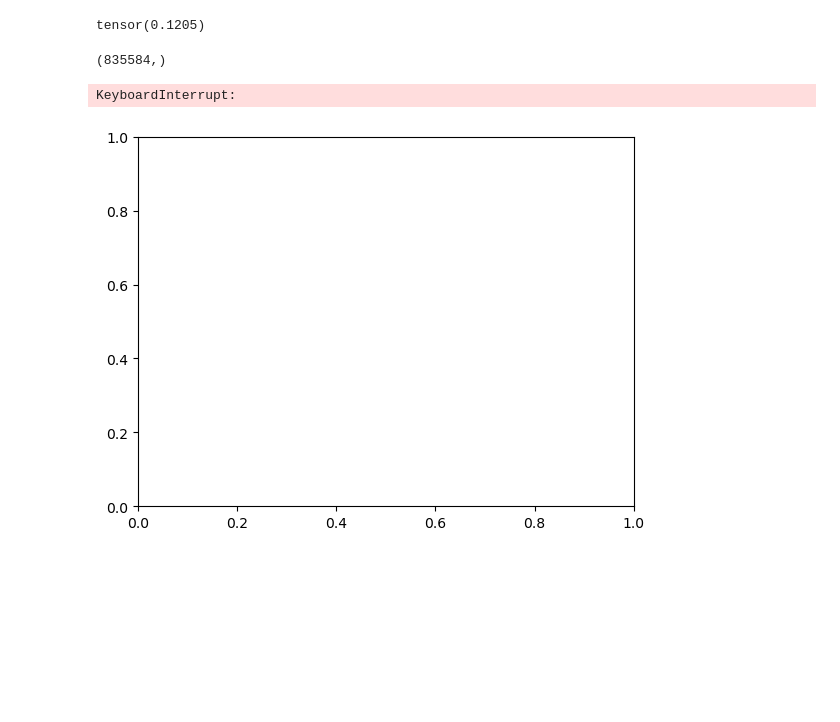
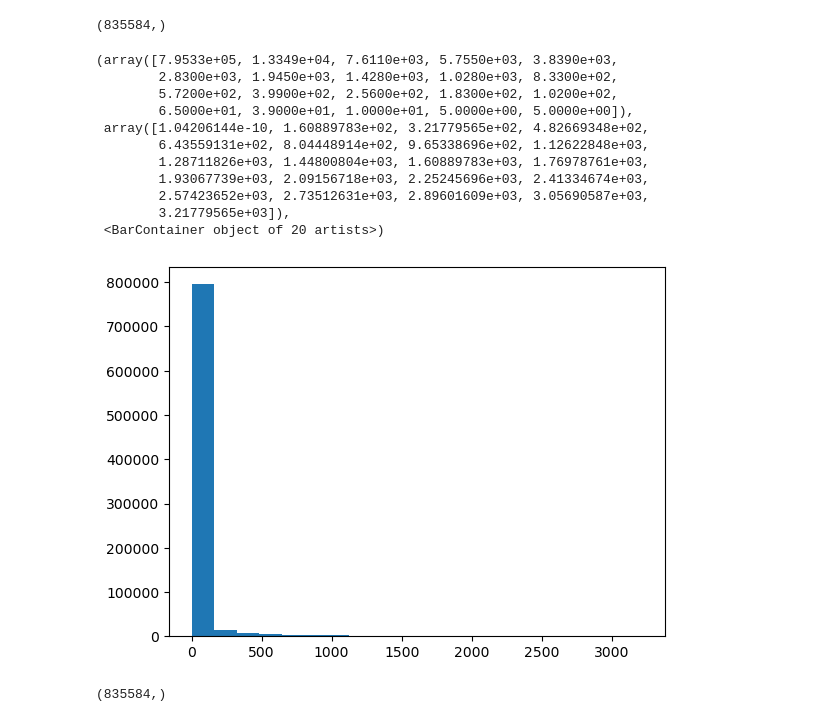
Before and after one commit to MalAstronomy/Highres, a Jupyter notebook: added_scripts/data_check.ipynb, the cells around one changed output. Cells and saved outputs as stored; diff of their text form; code cells hidden in the pictures; blank space fills up the shorter version.

```diff
--- a/added_scripts/data_check.ipynb
+++ b/added_scripts/data_check.ipynb
@@ -20,14 +28,21 @@ for theta, x in trainset:
-# %%
-# x[i,0,:].mean(dim=-1)
-x[0].mean()
-# %% [output]
-tensor(0.1205)
+# %%
+m = np.loadtxt('spectral_mean.csv')
 # %%
 np.shape(m)
 # %% [output]
 (835584,)
 # %%
-plt.hist(m)
+plt.hist(m, bins=20)
 # %% [output]
-KeyboardInterrupt:
+(array([7.9533e+05, 1.3349e+04, 7.6110e+03, 5.7550e+03, 3.8390e+03,
+        2.8300e+03, 1.9450e+03, 1.4280e+03, 1.0280e+03, 8.3300e+02,
+        5.7200e+02, 3.9900e+02, 2.5600e+02, 1.8300e+02, 1.0200e+02,
+        6.5000e+01, 3.9000e+01, 1.0000e+01, 5.0000e+00, 5.0000e+00]),
+ array([1.04206144e-10, 1.60889783e+02, 3.21779565e+02, 4.82669348e+02,
+        6.43559131e+02, 8.04448914e+02, 9.65338696e+02, 1.12622848e+03,
+        1.28711826e+03, 1.44800804e+03, 1.60889783e+03, 1.76978761e+03,
+        1.93067739e+03, 2.09156718e+03, 2.25245696e+03, 2.41334674e+03,
+        2.57423652e+03, 2.73512631e+03, 2.89601609e+03, 3.05690587e+03,
+        3.21779565e+03]),
+ <BarContainer object of 20 artists>)
-[figure, old version]
+[figure, new version]
@@ -34,2 +58,4 @@ KeyboardInterrupt:
 # %%
-np
+np.shape(m_old)
+# %% [output]
+(835584,)
```
Also changed, not shown: parts of 9 cells of this notebook, 2 other files.
